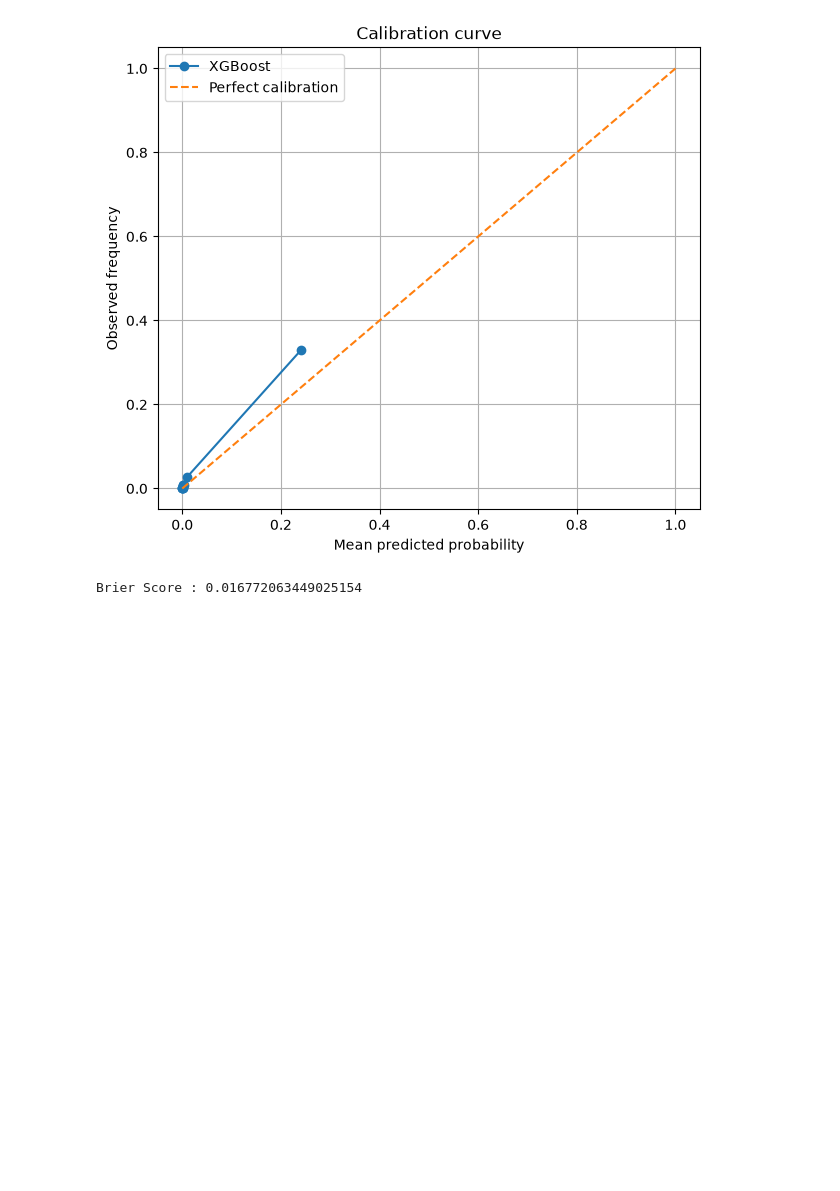
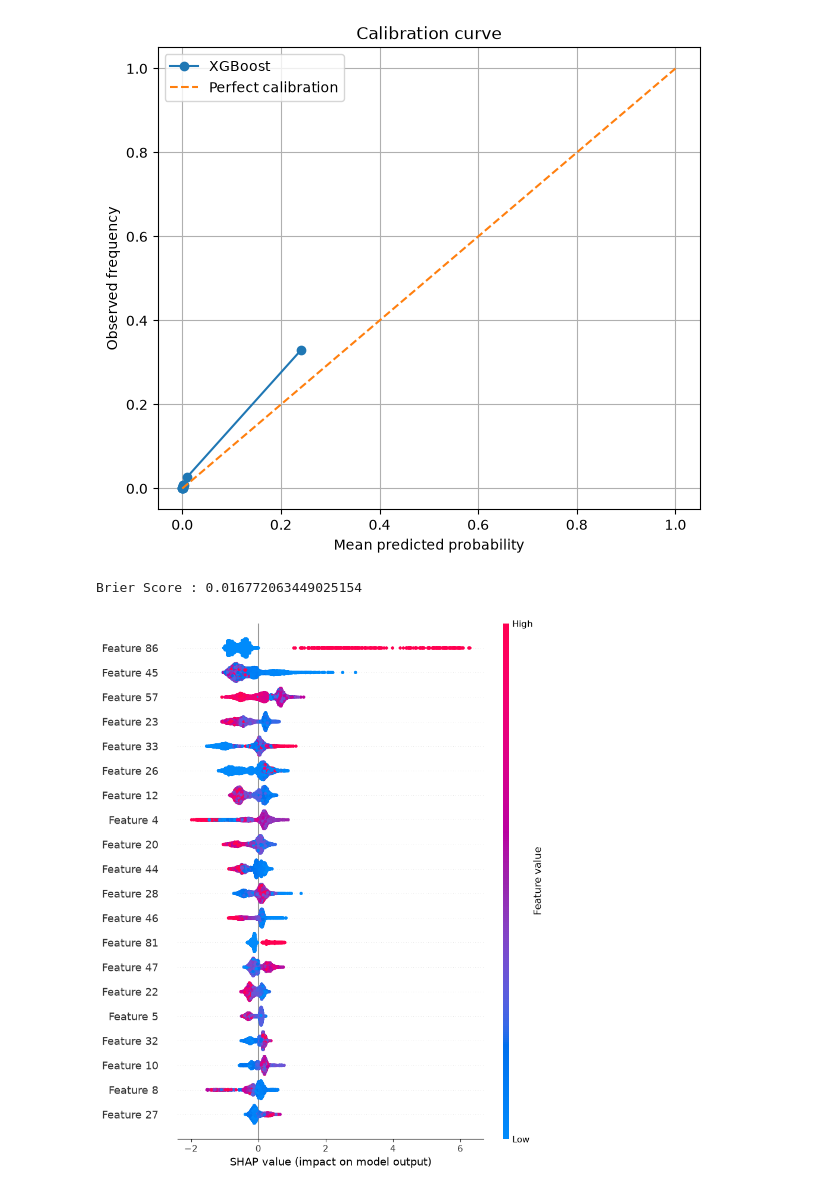
Before and after one commit to chmaicha/cofrisk, a Jupyter notebook: notebooks/01_eda_baseline.ipynb, the cells around one changed output. Drawn from its saved outputs; the diff is of its cells as text; code cells hidden in the pictures; blank space fills up the shorter version.

```diff
--- a/notebooks/01_eda_baseline.ipynb
+++ b/notebooks/01_eda_baseline.ipynb
@@ -1,9 +1,12 @@
 # %%
 import joblib
-from pathlib import Path
+import shap
 
-model_path = Path("../src/cofrisk/models/cofrisk_xgb_pipeline.joblib")
+pipeline = joblib.load(
+    "../src/cofrisk/models/cofrisk_xgb_pipeline.joblib"
+)
 
-joblib.dump(final_model, model_path)
+imputer = pipeline.named_steps["imputer"]
+model = pipeline.named_steps["model"]
 
-print(f"Model saved to: {model_path}")
+X_train_transformed = imputer.transform(X_train)
@@ -988,3 +970,14 @@ brier = brier_score_loss(
 print("Brier Score :", brier)
 # %% [output]
 Brier Score : 0.016772063449025154
+# %%
+explainer = shap.TreeExplainer(model)
+
+shap_values = explainer.shap_values(X_train_transformed)
+# %%
+shap.summary_plot(
+    shap_values,
+    X_train_transformed
+)
+# %% [output]
+[figure, added]
```
Also changed, not shown: parts of 5 cells of this notebook, 5 other files.
